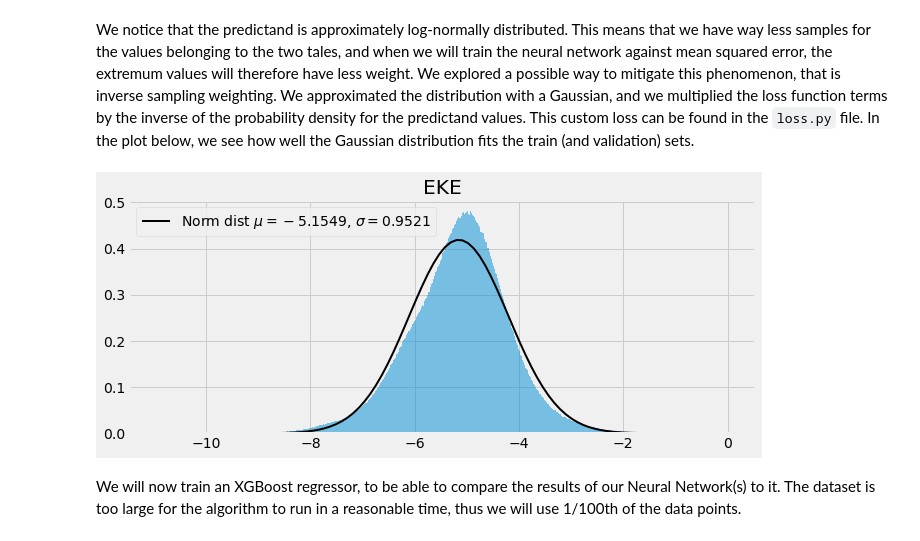
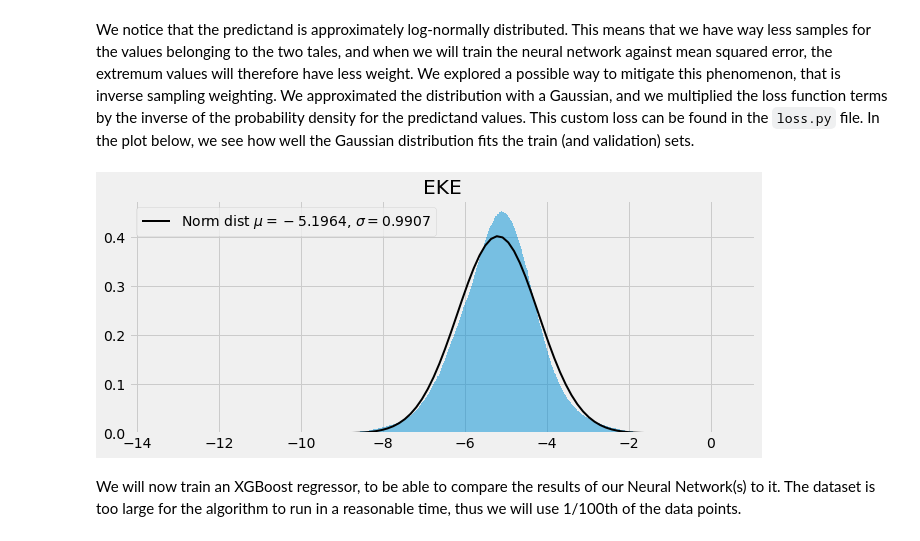
Before and after one commit to CrayLabs/NCAR_ML_EKE, a Jupyter notebook: notebooks/train_new_data.ipynb, the cells around one changed output. Drawn from its saved outputs; the diff is of its cells as text; code cells hidden in the pictures.

```diff
--- a/notebooks/train_new_data.ipynb
+++ b/notebooks/train_new_data.ipynb
@@ -246,29 +251,29 @@ datapath1 = '/lus/scratch/spartee/MOM6_data/MOM6_1-10/'
 
 datapath2 = '/lus/scratch/spartee/MOM6_data/MOM6_1-10_data_with_ssh/'
 
-model_data = ml_eke.pop_data(datapath1, datapath1, skip_vars = ['x','y','depth','depth_stdev'], extra_pref='cf6')
-#model_data.extend_inventory(datapath2)
-# samples = get_samples(0, 111, columns, model_data)
-# for cf_idx in range(3, 11):
-#     model_data = ml_eke.pop_data(datapath1, datapath1, skip_vars = ['x','y','depth','depth_stdev'], extra_pref=f'cf{cf_idx}')
-#     model_data.extend_inventory(datapath2)
-#     scale_factor = cf_idx/2
-#     samples_loc = get_samples(0, min(int(np.ceil(5*scale_factor*scale_factor)), 110), columns, model_data)
-#     samples = pd.concat([samples,samples_loc])
+model_data = ml_eke.pop_data(datapath1, datapath1, skip_vars = ['x','y','depth','depth_stdev'], extra_pref='cf2')
+model_data.extend_inventory(datapath2)
+samples = get_samples(0, 11, columns, model_data)
+for cf_idx in range(3, 11):
+    model_data = ml_eke.pop_data(datapath1, datapath1, skip_vars = ['x','y','depth','depth_stdev'], extra_pref=f'cf{cf_idx}')
+    model_data.extend_inventory(datapath2)
+    scale_factor = cf_idx/2
+    samples_loc = get_samples(0, min(int(np.ceil(5*scale_factor*scale_factor)), 110), columns, model_data)
+    samples = pd.concat([samples,samples_loc])
 
-samples_2D, targets_2D, masks_2D = get_samples_2D(0, 56, columns, model_data, predictands=['EKE_sfc'], preprocess=False, skip_preprocess_var=['Rd_dx_z'])
-samples_2D_prep, _, _ = get_samples_2D(0, 56, columns, model_data, predictands=['EKE_sfc'], preprocess=True, skip_preprocess_var=['Rd_dx_z'])
+# samples_2D, targets_2D, masks_2D = get_samples_2D(0, 111, columns, model_data, predictands=['EKE_sfc'], preprocess=False, skip_preprocess_var=['Rd_dx_z'])
+# samples_2D_prep, _, _ = get_samples_2D(0, 111, columns, model_data, predictands=['EKE_sfc'], preprocess=True, skip_preprocess_var=['Rd_dx_z'])
 
-samples = maps_to_array(samples_2D, targets_2D)
-samples_prep = maps_to_array(samples_2D_prep, targets_2D)
+# samples = maps_to_array(samples_2D, targets_2D)
+# samples_prep = maps_to_array(samples_2D_prep, targets_2D)
 
-if False:
-    model_data = ml_eke.pop_data(datapath1, datapath1, skip_vars = ['x','y','depth','depth_stdev'], extra_pref='cf3')
-    samples_2D, targets_2D, masks_2D = get_samples_2D(0, 56, columns, model_data, predictands=['EKE_sfc'], preprocess=False, skip_preprocess_var=['Rd_dx_z'])
-    samples_2D_prep, _, _ = get_samples_2D(0, 56, columns, model_data, predictands=['EKE_sfc'], preprocess=True, skip_preprocess_var=['Rd_dx_z'])
+# if False:
+#     model_data = ml_eke.pop_data(datapath1, datapath1, skip_vars = ['x','y','depth','depth_stdev'], extra_pref='cf3')
+#     samples_2D, targets_2D, masks_2D = get_samples_2D(0, 56, columns, model_data, predictands=['EKE_sfc'], preprocess=False, skip_preprocess_var=['Rd_dx_z'])
+#     samples_2D_prep, _, _ = get_samples_2D(0, 56, columns, model_data, predictands=['EKE_sfc'], preprocess=True, skip_preprocess_var=['Rd_dx_z'])
 
-    samples = pd.concat([samples, maps_to_array(samples_2D, targets_2D)])
-    samples_prep = pd.concat([samples_prep, maps_to_array(samples_2D_prep, targets_2D)])
+#     samples = pd.concat([samples, maps_to_array(samples_2D, targets_2D)])
+#     samples_prep = pd.concat([samples_prep, maps_to_array(samples_2D_prep, targets_2D)])
 # %%
 # print(samples_2D.shape)
 
@@ -408,16 +403,16 @@ We notice that the predictand is approximately log-normally distributed. This me
 # %%
 plt.figure(figsize=(10,4))
 
-plt.hist(y_train_prep, bins=1000, density=True, alpha=0.5)
+plt.hist(y_train, bins=1000, density=True, alpha=0.5)
 xmin, xmax = plt.xlim()
+mu, std = norm.fit(y_train)
 x_pdf = np.linspace(xmin, xmax, 100)
-mu, std = norm.fit(y_train_prep)
 p = norm.pdf(x_pdf, mu, std)
 plt.plot(x_pdf, p, 'k', linewidth=2)
 
 plt.legend([f'Norm dist $\mu={mu:.4f}$, $\sigma={std:.4f}$'])
 plt.title('EKE')
 plt.draw()
 # %% [output]
-[figure, old version]
+[figure, new version]
 # %%
```
Also changed, not shown: parts of 8 cells of this notebook, 8 other files.
